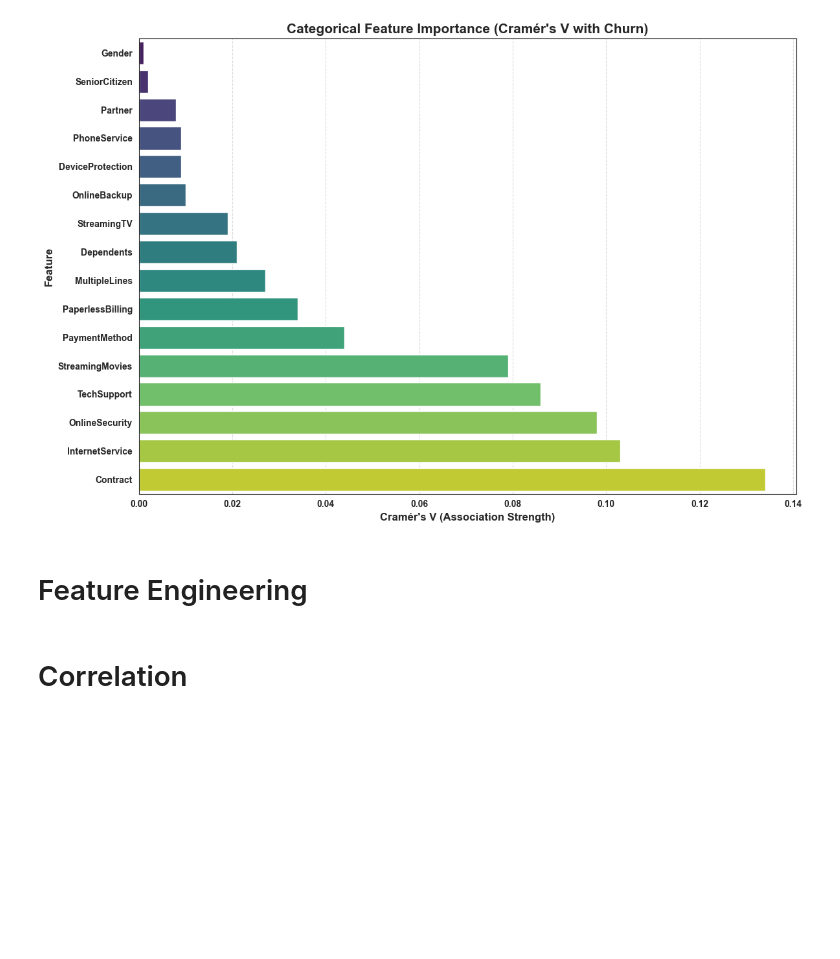
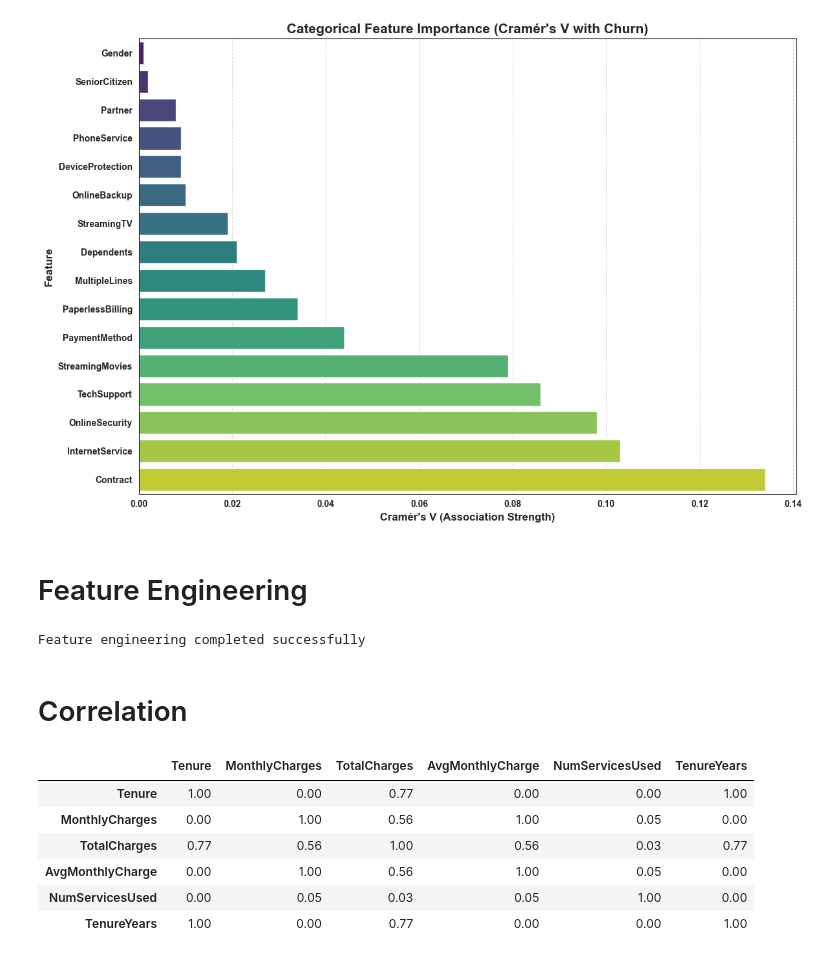
Before and after one commit to Yousfshah/Internship_Project, a Jupyter notebook: Customer_Churn_Prediction.ipynb, the cells around one changed output. Cells and saved outputs as stored; diff of their text form; code cells hidden in the pictures; blank space fills up the shorter version.

```diff
--- a/Customer_Churn_Prediction.ipynb
+++ b/Customer_Churn_Prediction.ipynb
@@ -839,24 +839,33 @@ plt.show()
 # Feature Engineering
 # %%
 # 1. AvgMonthlyCharge
-df['AvgMonthlyCharge'] = df['TotalCharges'] / df['Tenure'].replace(0, np.nan)
+df['AvgMonthlyCharge'] = (df['TotalCharges'] / df['Tenure'].replace(0, np.nan)).round(0)
 
 # 2. IsMonthToMonth
 df['IsMonthToMonth'] = df['Contract'].apply(lambda x: 1 if x == 'Month-to-month' else 0)
 
-# 3. LowTenure (e.g., customers with tenure < 6 months)
-df['LowTenure'] = df['Tenure'].apply(lambda x: 1 if x < 6 else 0)
-
-# 4. NumServicesUsed
+# 3. NumServicesUsed
 internet_services = ['OnlineSecurity', 'OnlineBackup', 'DeviceProtection', 'TechSupport', 'StreamingTV', 'StreamingMovies']
 df['NumServicesUsed'] = df[internet_services].apply(lambda row: sum(service not in ['No', 'No internet service'] for service in row), axis=1)
 
-# 5. AutoPaymentMethod
-df['AutoPaymentMethod'] = df['PaymentMethod'].str.contains('automatic', case=False).astype(int)
-
 # 6. Tenure in years
-df['TenureYears'] = df['Tenure'] / 12
+df['TenureYears'] = (df['Tenure'] / 12).round(2)
 
 print("Feature engineering completed successfully")
+# %% [output]
+Feature engineering completed successfully
 # %% [markdown]
 # Correlation
+# %%
+# Calculate correlation matrix for numerical features
+corr_matrix = df[['Tenure', 'MonthlyCharges', 'TotalCharges', 'AvgMonthlyCharge', 'NumServicesUsed', 'TenureYears']].corr()
+corr_matrix = corr_matrix.round(2)
+corr_matrix
+# %% [output]
+|  | Tenure | MonthlyCharges | TotalCharges | AvgMonthlyCharge | NumServicesUsed | TenureYears |
+| Tenure | 1.00 | 0.00 | 0.77 | 0.00 | 0.00 | 1.00 |
+| MonthlyCharges | 0.00 | 1.00 | 0.56 | 1.00 | 0.05 | 0.00 |
+| TotalCharges | 0.77 | 0.56 | 1.00 | 0.56 | 0.03 | 0.77 |
+| AvgMonthlyCharge | 0.00 | 1.00 | 0.56 | 1.00 | 0.05 | 0.00 |
+| NumServicesUsed | 0.00 | 0.05 | 0.03 | 0.05 | 1.00 | 0.00 |
+| TenureYears | 1.00 | 0.00 | 0.77 | 0.00 | 0.00 | 1.00 |
```
Also changed, not shown: parts of 2 cells of this notebook.
